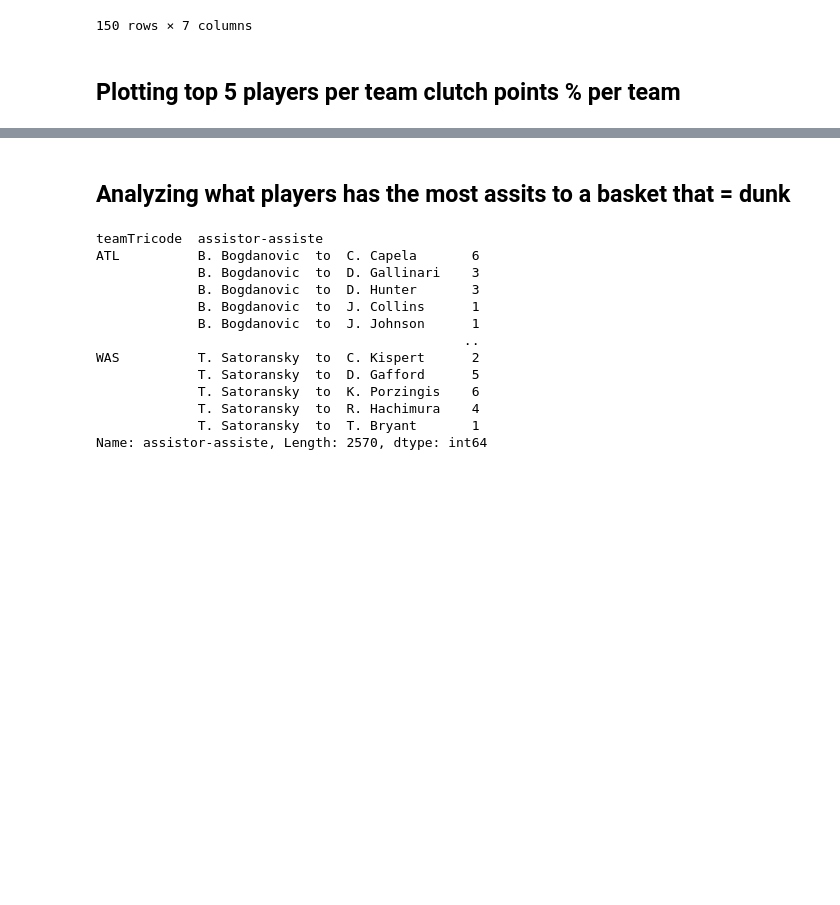
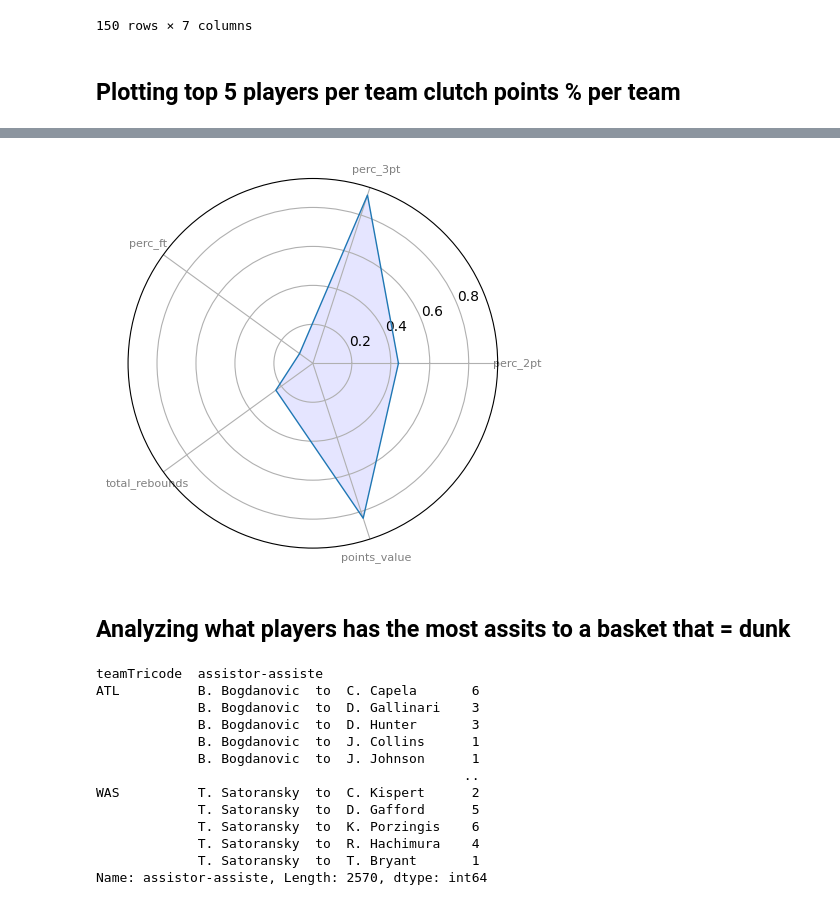
Before and after one commit to zachmort/nba_PBP_analysis, a Jupyter notebook: Season_pbp_20-21.ipynb, the cells around one changed output, grey strips where cells are left out. Drawn from its saved outputs; the diff is of its cells as text; code cells hidden in the pictures; blank space fills up the shorter version.

```diff
--- a/Season_pbp_20-21.ipynb
+++ b/Season_pbp_20-21.ipynb
@@ -532,0 +613,17 @@ px.scatter(top_5_per_team, x=top_5_per_team.teamTricode, y=top_5_per_team.percen
+# %%
+grouped_total_df = totals_df.groupby('teamTricode')[['total_2pts_scored', 'total_2pts_missed', 'total_3pts_scored', 'total_3pts_missed'\
+                                , 'total_ft_scored', 'total_ft_missed', 'points_value', 'total_rebounds']].agg(np.sum)
+# %%
+grouped_total_df['perc_2pt'] = round(grouped_total_df['total_2pts_scored']/(grouped_total_df['total_2pts_missed']+grouped_total_df['total_2pts_scored']), 4)
+grouped_total_df['perc_3pt'] = round(grouped_total_df['total_3pts_scored']/(grouped_total_df['total_3pts_missed']+grouped_total_df['total_3pts_scored']), 4)
+grouped_total_df['perc_ft'] = round(grouped_total_df['total_ft_scored']/(grouped_total_df['total_ft_missed']+grouped_total_df['total_ft_scored']), 4)
+
+grouped_df_final = grouped_total_df[['perc_2pt', 'perc_3pt', 'perc_ft', 'total_rebounds', 'points_value']].reset_index()
+# %%
+from sklearn.preprocessing import MinMaxScaler
+
+normalized_data = MinMaxScaler().fit_transform(grouped_df_final.iloc[:,1:])
+normalized_df = pd.DataFrame(data=normalized_data,index=grouped_df_final['teamTricode'], columns=grouped_df_final.columns[1:])
+# %%
+normalized_df = normalized_df.reset_index()
+normalized_df
@@ -533,3 +644,40 @@ px.scatter(top_5_per_team, x=top_5_per_team.teamTricode, y=top_5_per_team.percen
+# %%
+import matplotlib.pyplot as plt
+import pandas as pd
+from math import pi
+
+categories = list(normalized_df)[1:]
+N = len(categories)
+
+values=normalized_df.iloc[0].drop('teamTricode').values.flatten().tolist()
+values += values[:1]
+# values
+
+# What will be the angle of each axis in the plot? (we divide the plot / number of variable)
+angles = [n / float(N) * 2 * pi for n in range(N)]
+angles += angles[:1]
+
+# Initialise the spider plot
+ax = plt.subplot(111, polar=True)
+
+# Draw one axe per variable + add labels
+plt.xticks(angles[:-1], categories, color='grey', size=8)
+
+# Draw ylabels
+# ax.set_rlabel_position(0)
+# plt.yticks([".25",".5",".75"], [".25",".5",".75"], color="grey", size=7)
+# plt.ylim(0,40)
+
+# Plot data
+ax.plot(angles, values, linewidth=1, linestyle='solid')
+
+# Fill area
+ax.fill(angles, values, 'b', alpha=0.1)
+
+# Show the graph
+plt.show()
+# %% [output]
+[figure, added]
 # %% [markdown]
 ## Analyzing what players has the most assits to a basket that = dunk
 # %%
```
Also changed, not shown: parts of 11 cells of this notebook.
